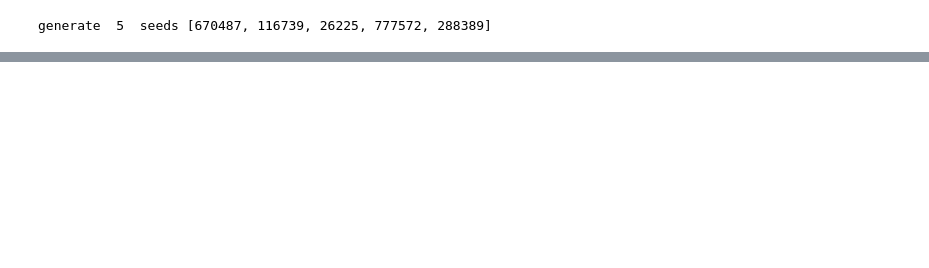
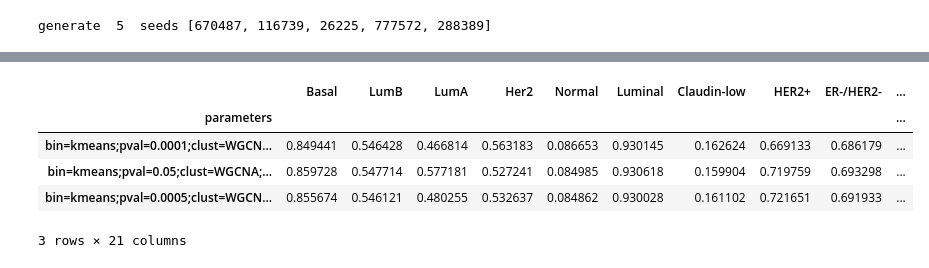
Before and after one commit to ozolotareva/unpast_paper, a Jupyter notebook: evaluation_on_real_data.ipynb, the cells around one changed output, grey strips where cells are left out. Saved outputs shown, nothing was run; the diff lists cells and outputs as text; code cells hidden in the pictures; blank space fills up the shorter version.

```diff
--- a/evaluation_on_real_data.ipynb
+++ b/evaluation_on_real_data.ipynb
@@ -306,3 +329,15 @@ df.head(3)
 pd.DataFrame.from_records(clustering_similarities).to_csv("UnPaSt_similarities.tsv",sep = "\t")
 pd.DataFrame.from_records(subt_t).to_csv("UnPaSt_TCGA.tsv",sep = "\t")
 pd.DataFrame.from_records(subt_m).to_csv("UnPaSt_METABRIC.tsv",sep = "\t")
+# %%
+df = pd.read_csv("UnPaSt_TCGA.tsv",sep = "\t",index_col =0).groupby("parameters").agg("mean").sort_values(by= "overall_performance_Intrinsic",ascending=False)
+df2 = pd.read_csv("UnPaSt_METABRIC.tsv",sep = "\t",index_col =0).groupby("parameters").agg("mean").sort_values(by= "overall_performance_Intrinsic",ascending=False)
+# %%
+df2.sort_values(by= "overall_performance_Intrinsic",ascending=False).head(3)
+# %% [output]
+|  | Basal | LumB | LumA | Her2 | Normal | Luminal | Claudin-low | HER2+ | ER-/HER2- | ... |
+| parameters |  |  |  |  |  |  |  |  |  | ... |
+| bin=kmeans;pval=0.0001;clust=WGCN... | 0.849441 | 0.546428 | 0.466814 | 0.563183 | 0.086653 | 0.930145 | 0.162624 | 0.669133 | 0.686179 | ... |
+| bin=kmeans;pval=0.05;clust=WGCNA;... | 0.859728 | 0.547714 | 0.577181 | 0.527241 | 0.084985 | 0.930618 | 0.159904 | 0.719759 | 0.693298 | ... |
+| bin=kmeans;pval=0.0005;clust=WGCN... | 0.855674 | 0.546121 | 0.480255 | 0.532637 | 0.084862 | 0.930028 | 0.161102 | 0.721651 | 0.691933 | ... |
+3 rows × 21 columns
```
Also changed, not shown: parts of 14 cells of this notebook, 2 other files.
